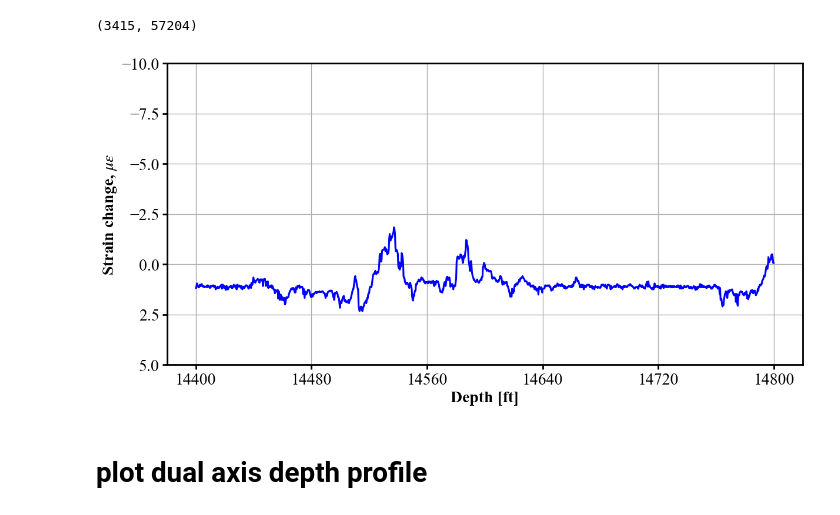
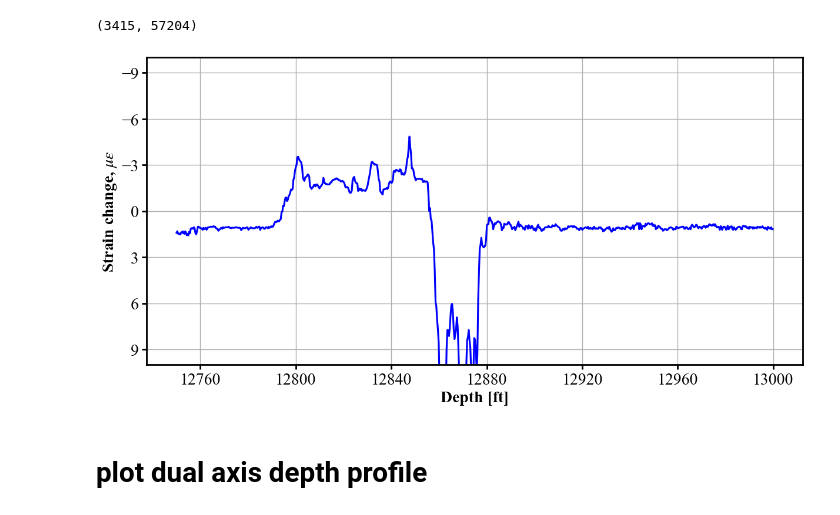
Before and after one commit to felix-mao-1516/plot-for-research-, a Jupyter notebook: 2D_plot_and_slippage_clbrt.ipynb, the cells around one changed output. Saved outputs shown, nothing was run; the diff lists cells and outputs as text; code cells hidden in the pictures.

```diff
--- a/2D_plot_and_slippage_clbrt.ipynb
+++ b/2D_plot_and_slippage_clbrt.ipynb
@@ -86,7 +86,7 @@ stamps_idx = decode_stamps_to_datetimeindex(date_plot, fmt='%m/%d/%Y %H:%M:%S.%f
 # 2) 用“时间戳”选多个时刻（需要 stamps_index）
 fig, ax = plot_depth_profiles_in_window(
     dstrain, depth,
-    depth_min=14400, depth_max=14800,
+    depth_min=12800-50, depth_max=13000,#
     # times=["2022-06-01 07:51:07"],
     times=[#"2022-06-01 08:00:00",
         #    "2022-06-01 08:09:03",
@@ -94,35 +94,35 @@ fig, ax = plot_depth_profiles_in_window(
         #    "2022-06-03 08:00:00",
            "2022-06-03 11:00:00",],
         #    "2022-06-04 08:00:00",
         #    "2022-06-05 07:30:00",
         #    "2022-06-06 09:45:00",],   # 多个时刻（时间字符串） #["2022-03-19 18:51:16", "2022-03-14 21:10:00"]
 
     stamps_index=stamps_idx,                                 # 传入时间索引以最近匹配
     depth_unit="ft", strain_unit=r'$\mu\varepsilon$',
     grid=True, legend='auto',
     figsize = (12, 6)
 )
 
-ax.set_ylim(-10,5)
+ax.set_ylim(-10,10)
 ax.legend(loc='lower left', ncol=2) #'upper left'
 leg = ax.get_legend()
 if leg is not None:
     leg.remove()
 
 #let the legend in to two columns
 # ax.legend(loc='upper right', ncol=2)
 
 # user defined legend labels
 # lines = [ln for ln in ax.get_lines() if ln.get_label() != '_nolegend_']
 # line_colors = ['navy','pink' , 'green', 'red', 'orange', 'blue']  # Define a list of colors for the lines
 # for line, color in zip(lines, line_colors):
 #     line.set_color(color)
 # ax.legend(lines, ["all shut in", "5H flowback", "5H shut-in", "3H flowback", "3H shut-in", "4H flowback"],loc='lower left', ncol=2)
 # adjust lines color (7 lines)
 
 ax.invert_yaxis()  # 深度轴反向
 # %% [output]
-[figure, old version]
+[figure, new version]
 # %% [markdown]
 # plot dual axis depth profile
 # %%
```
Also changed, not shown: parts of 1 cell of this notebook, 22 other files.
